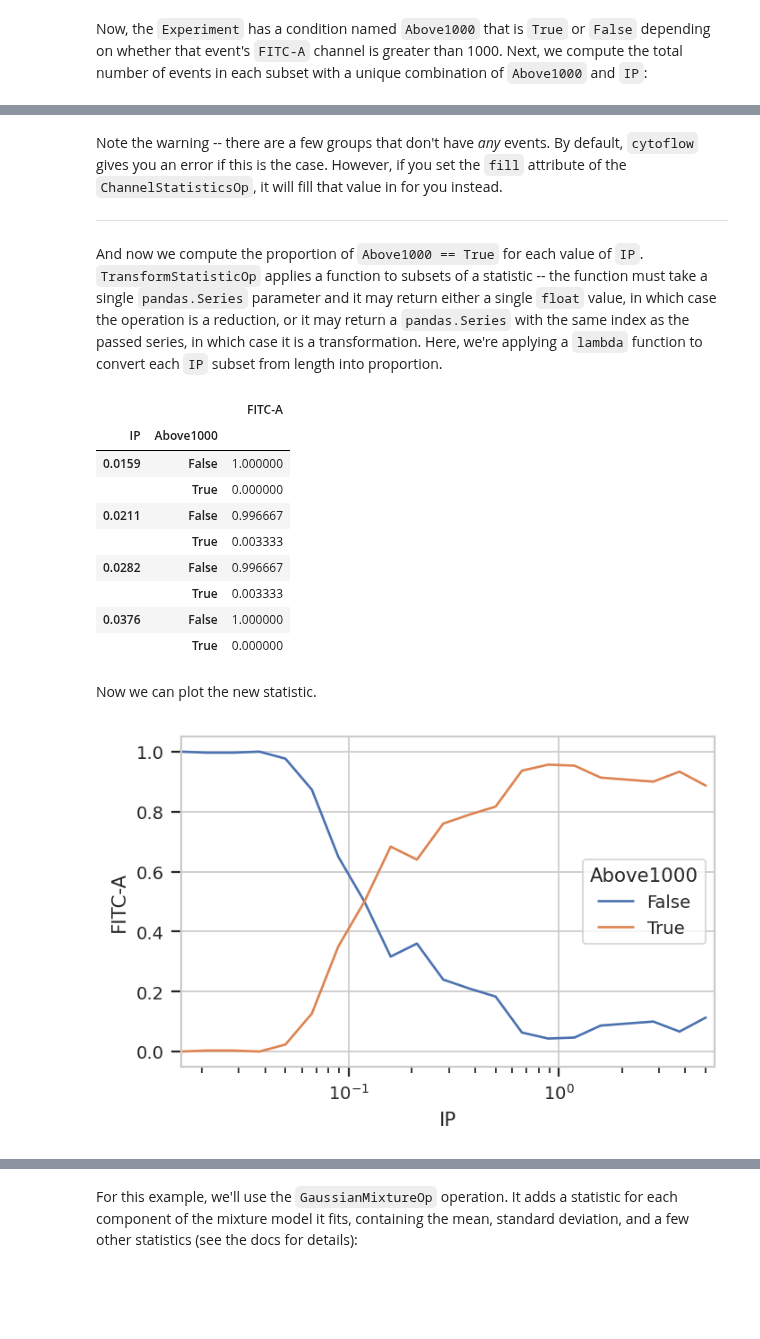
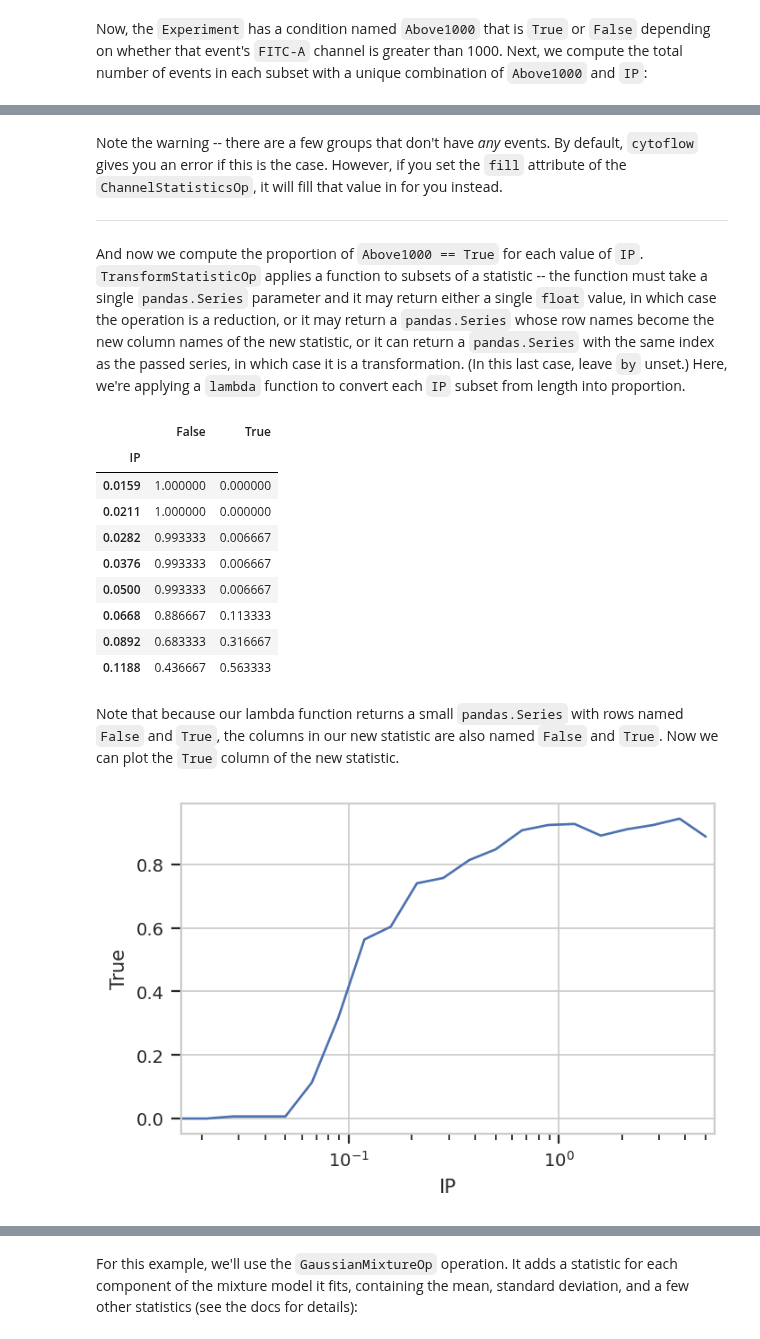
Before and after one commit to cytoflow/cytoflow, a Jupyter notebook: docs/examples-basic/Statistics.ipynb, the cells around one changed output, grey strips where cells are left out. Saved outputs shown, nothing was run; the diff lists cells and outputs as text; code cells hidden in the pictures; blank space fills up the shorter version.

Commit message:
docs: update statistics example

```diff
--- a/docs/examples-basic/Statistics.ipynb
+++ b/docs/examples-basic/Statistics.ipynb
@@ -245,34 +245,34 @@ Note the warning -- there are a few groups that don't have *any* events. By defa
 
 ---
 
-And now we compute the proportion of `Above1000 == True` for each value of `IP`.  `TransformStatisticOp` applies a function to subsets of a statistic -- the function must take a single `pandas.Series` parameter and it may return either a single `float` value, in which case the operation is a reduction, or it may return a `pandas.Series` with the same index as the passed series, in which case it is a transformation. Here, we're applying a `lambda` function to convert each `IP` subset from length into proportion.
+And now we compute the proportion of `Above1000 == True` for each value of `IP`.  `TransformStatisticOp` applies a function to subsets of a statistic -- the function must take a single `pandas.Series` parameter and it may return either a single `float` value, in which case the operation is a reduction, or it may return a `pandas.Series` whose row names become the new column names of the new statistic, or it can return a `pandas.Series` with the same index as the passed series, in which case it is a transformation. (In this last case, leave `by` unset.) Here, we're applying a `lambda` function to convert each `IP` subset from length into proportion.
 # %%
 import pandas as pd
 
 ex4 = flow.TransformStatisticOp(name = "PropAbove1000",
                                 statistic = "Above1000",
+                                feature = "FITC-A",
                                 by = ["IP"],
                                 function = lambda a: a / a.sum()).apply(ex3)
 
 ex4.statistics["PropAbove1000"][0:8]
 # %% [output]
-|  |  | FITC-A |
-| IP | Above1000 |  |
-| 0.0159 | False | 1.000000 |
-|  | True | 0.000000 |
-| 0.0211 | False | 0.996667 |
-|  | True | 0.003333 |
-| 0.0282 | False | 0.996667 |
-|  | True | 0.003333 |
-| 0.0376 | False | 1.000000 |
-|  | True | 0.000000 |
+|  | False | True |
+| IP |  |  |
+| 0.0159 | 1.000000 | 0.000000 |
+| 0.0211 | 1.000000 | 0.000000 |
+| 0.0282 | 0.993333 | 0.006667 |
+| 0.0376 | 0.993333 | 0.006667 |
+| 0.0500 | 0.993333 | 0.006667 |
+| 0.0668 | 0.886667 | 0.113333 |
+| 0.0892 | 0.683333 | 0.316667 |
+| 0.1188 | 0.436667 | 0.563333 |
-# %% [markdown]
-Now we can plot the new statistic.
+# %% [markdown]
+Note that because our lambda function returns a small `pandas.Series` with rows named `False` and `True`, the columns in our new statistic are also named `False` and `True`. Now we can plot the `True` column of the new statistic.
 # %%
 flow.Stats1DView(statistic = "PropAbove1000",
-                 feature = "FITC-A",
+                 feature = "True",
                  variable = "IP",
-                 variable_scale = "log",
-                 huefacet = "Above1000").plot(ex4)
+                 variable_scale = "log").plot(ex4)
 # %% [output]
-[figure, old version]
+[figure, new version]
```
Also changed, not shown: parts of 12 cells of this notebook.
